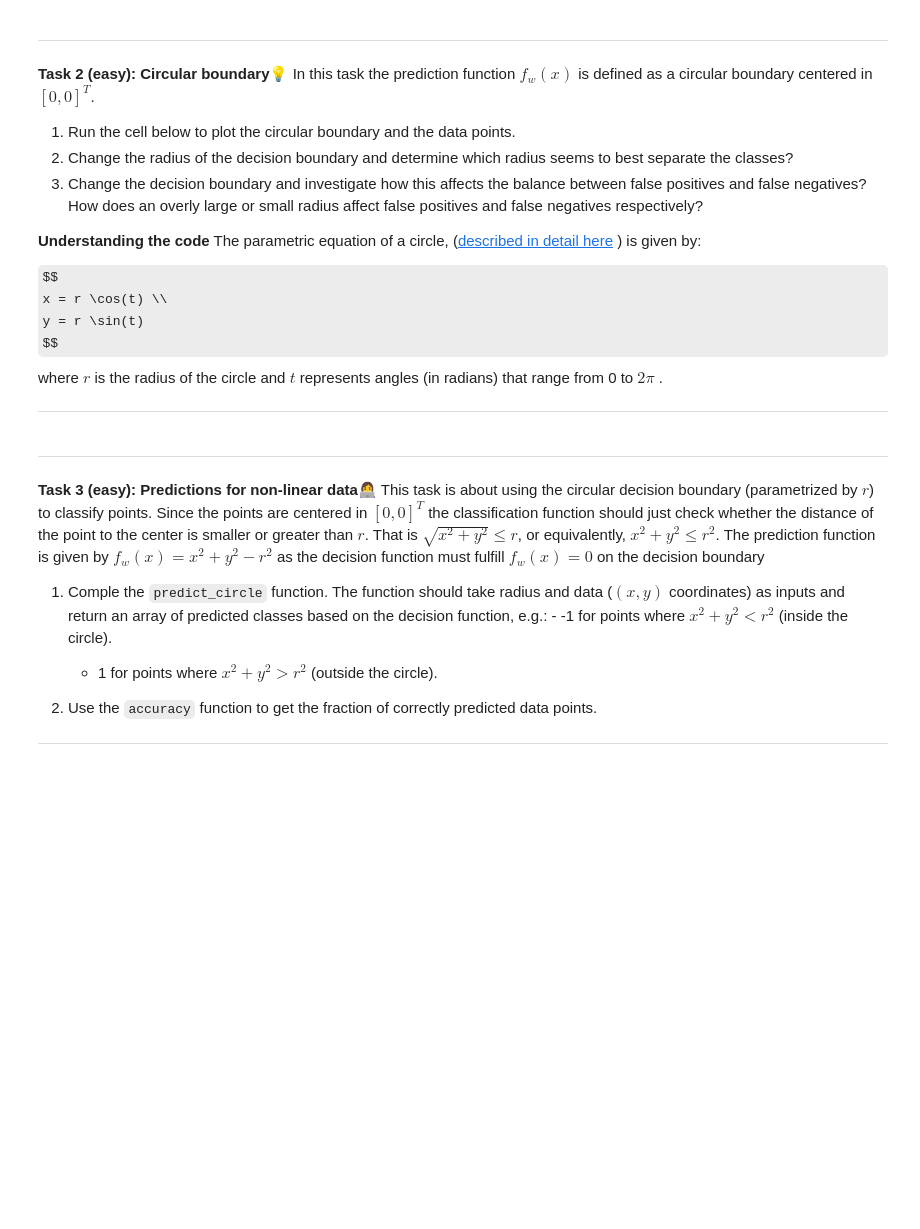
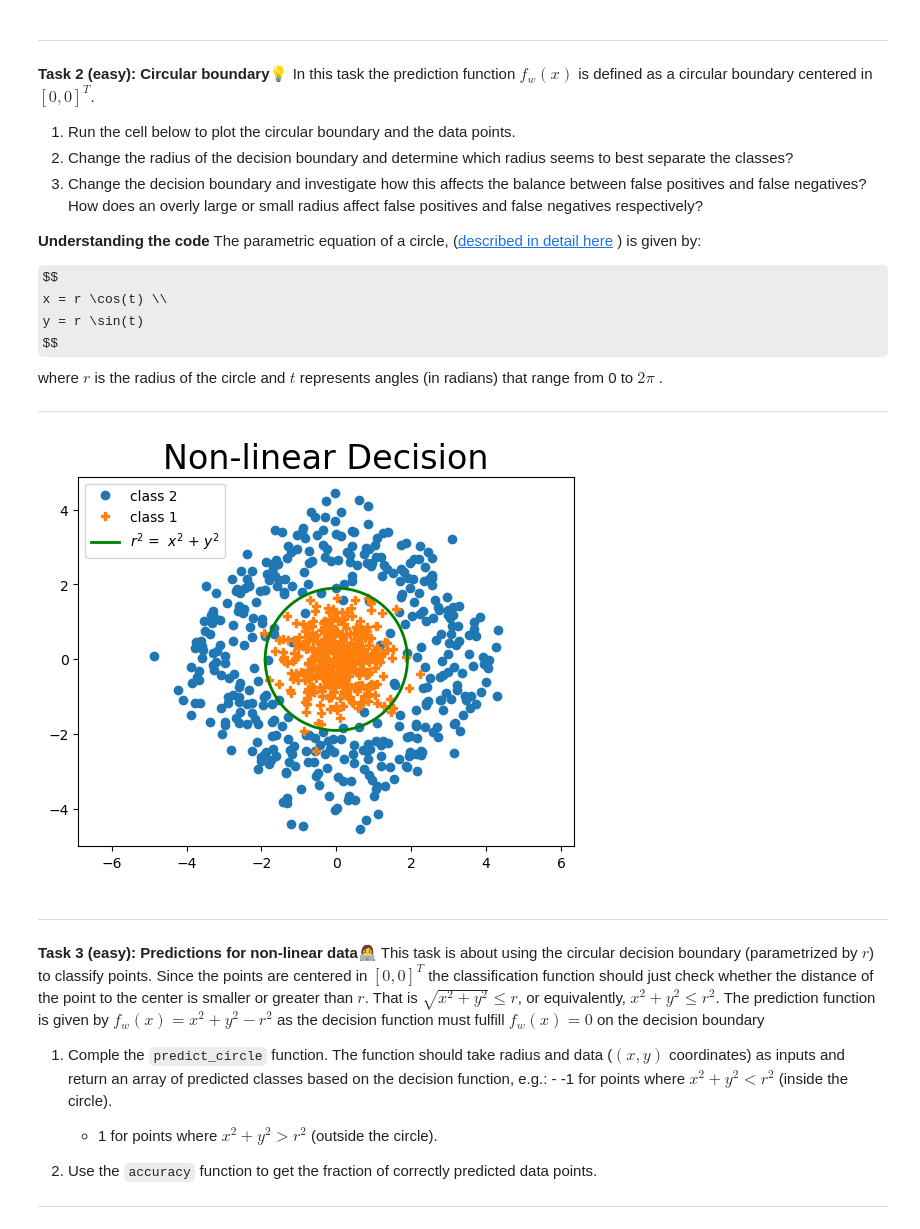
Before and after one commit to Slug-Boi-ITU-Repositories/iml_exercises, a Jupyter notebook: W10/03-nonlineardecision.ipynb, the cells around one changed output. Cells and saved outputs as stored; diff of their text form; code cells hidden in the pictures; some formulas as TeX source; blank space fills up the shorter version.

```diff
--- a/W10/03-nonlineardecision.ipynb
+++ b/W10/03-nonlineardecision.ipynb
@@ -110,25 +109,27 @@ where  $r$  is the radius of the circle and  $t$  represents angles (in radians)
 # %%
 def circle_boundary(t, radius):
     """
     :param t: angle data points of the circle.
     :param radius: radius of the circle
     :return: (x-values,y-values) of the circle points .
     """
     return (radius * np.cos(t), radius * np.sin(t))
 
 
 fig, ax = plt.subplots()
 ax.plot(q2[:, 0], q2[:, 1], "o", label='class 2')
 ax.plot(q1[:, 0], q1[:, 1], "P", label='class 1')
 
 t = np.linspace(0, 2 * np.pi, 400)  ### linspace of angles.
-r = 3  # radius
+r = 1.9  # radius
 x_c, y_c = circle_boundary(t, r)
 
 ax.plot(x_c, y_c, "g",linewidth=2, label=r'$r^2$ =  $x^2$ + $y^2$')
 plt.title("Non-linear Decision", fontsize=24)
 ax.axis('equal')
 plt.legend()
 plt.show()
+# %% [output]
+[figure, added]
 # %%
 # write your reflections here
```
Also changed, not shown: parts of 8 cells of this notebook, 1 other file.
